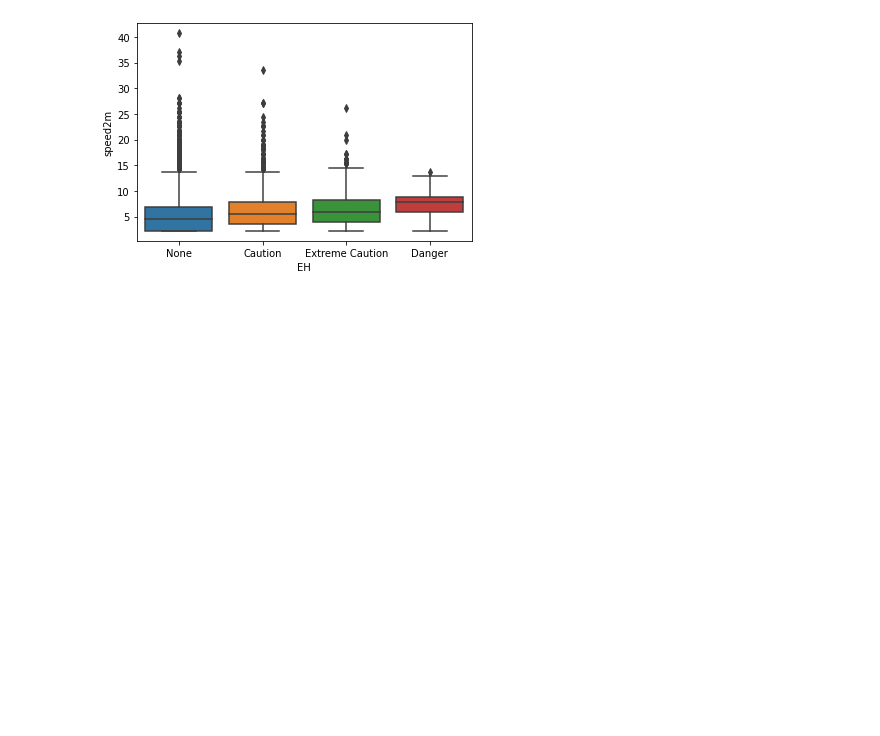
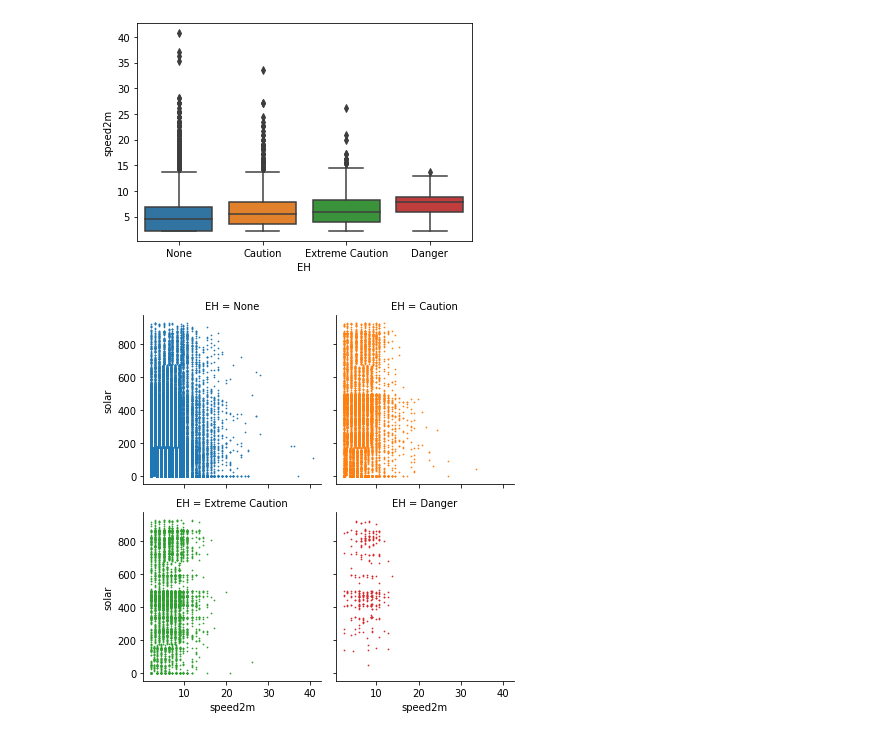
Before and after one commit to jacdu/portfolio_ml_proj, a Jupyter notebook: Station_Data_Testing.ipynb, the cells around one changed output. Cells and saved outputs as stored; diff of their text form; code cells hidden in the pictures; blank space fills up the shorter version.

```diff
--- a/Station_Data_Testing.ipynb
+++ b/Station_Data_Testing.ipynb
@@ -128,3 +128,9 @@ sns.boxplot(data=rdu_sub, x="EH", y="speed2m")
 plt.show()
 # %% [output]
 [figure]
+# %%
+solar_wind = sns.FacetGrid(rdu_sub, col="EH", hue="EH", col_wrap=2)
+solar_wind.map(plt.scatter, "speed2m", "solar", s = .5)
+plt.show()
+# %% [output]
+[figure, added]
```
Also changed, not shown: parts of 10 cells of this notebook.
